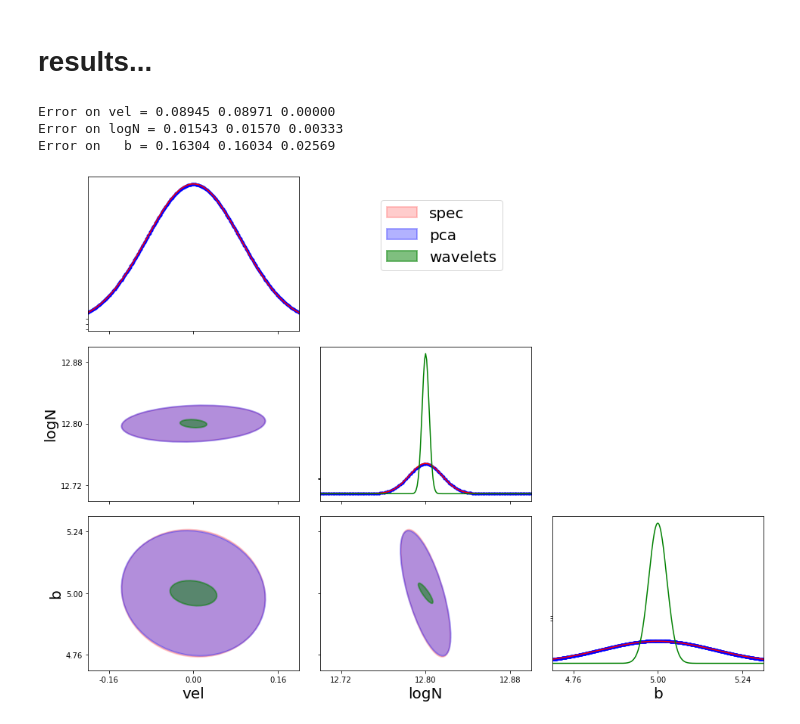
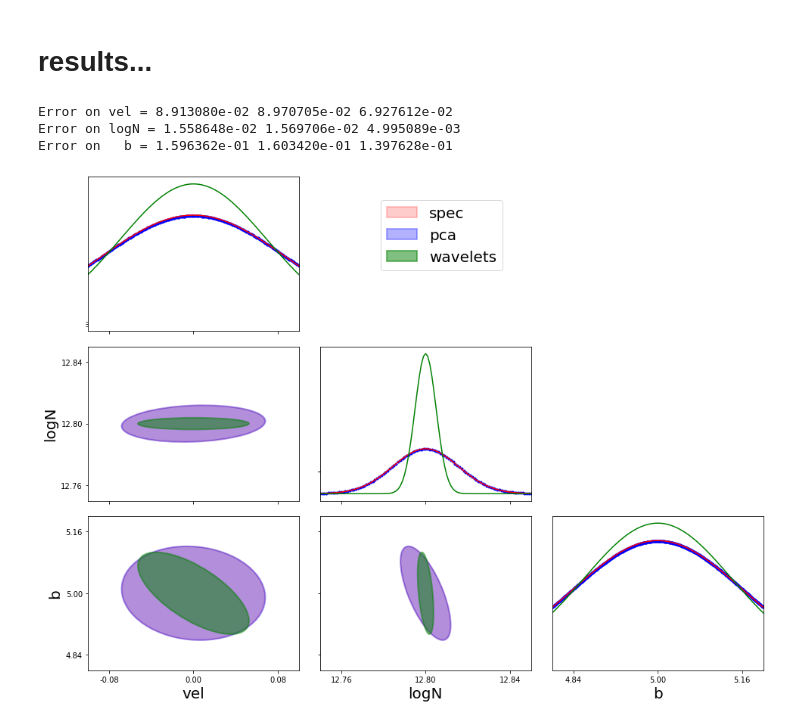
Before and after one commit to LBJ-Wade/fisher_wst, a Jupyter notebook: check_fisher_funcs.ipynb, the cells around one changed output. Saved outputs shown, nothing was run; the diff lists cells and outputs as text; code cells hidden in the pictures.

```diff
--- a/check_fisher_funcs.ipynb
+++ b/check_fisher_funcs.ipynb
@@ -56,7 +52,7 @@ norm_fact
 # %%
-spec_all /= norm_fact
-pos_all /= norm_fact
-neg_all /= norm_fact
+#spec_all /= norm_fact
+#pos_all /= norm_fact
+#neg_all /= norm_fact
 # %%
 spec_all.shape
 # %% [output]
@@ -118,8 +115,8 @@ dervs     = np.zeros((3, cov_spec.shape[0]), dtype=np.float64)
 #dervs2     = np.zeros((3, cov_spec.shape[0]), dtype=np.float64)
 #dervs3     = np.zeros((3, cov_spec.shape[0]), dtype=np.float64)
 for i in range(3):
-    pos   = pos_all[i,:300,s1:s2]
-    neg   = neg_all[i,:300,s1:s2]
+    pos   = pos_all[i,:,s1:s2]
+    neg   = neg_all[i,:,s1:s2]
     Yp,Ym = np.mean(pos, axis=0), np.mean(neg, axis=0)
     dervs[i]   = (Yp - Ym)/(2.0*diffs[i])
 # %%
@@ -183,7 +191,7 @@ IFisher_pca    = np.linalg.inv(Fisher_pca)
 # %%
 T = spec_all[:,s1:s2].shape[-1]
 J = 1
-Q = 12
+Q = 6
 # %%
 scattering = Scattering1D(J, T, Q)
 # %%
@@ -240,13 +258,13 @@ IFisher_sc     = np.linalg.inv(Fisher_sc)
 # results...
 # %%
 for i in range(3):
-    print ('Error on %03s = %.5f %.5f %.5f' %(params[i], cmath.sqrt(IFisher_spec[i,i]).real,  cmath.sqrt(IFisher_pca[i,i]).real,  cmath.sqrt(IFisher_sc[i,i]).real) )
+    print ('Error on %03s = %e %e %e' %(params[i], np.sqrt(IFisher_spec[i,i]),  np.sqrt(IFisher_pca[i,i]),  np.sqrt(IFisher_sc[i,i])) )
 # %% [output]
-Error on vel = 0.08945 0.08971 0.00000
-Error on logN = 0.01543 0.01570 0.00333
-Error on   b = 0.16304 0.16034 0.02569
+Error on vel = 8.913080e-02 8.970705e-02 6.927612e-02
+Error on logN = 1.558648e-02 1.569706e-02 4.995089e-03
+Error on   b = 1.596362e-01 1.603420e-01 1.397628e-01
 # %%
-lims_ax = [[-0.2,0.2],[12.7, 12.9], [4.7, 5.3]]
+lims_ax = [[-0.1,0.1],[12.75, 12.85], [4.8, 5.2]]
 
 tr      = np.linspace(0,8,9).reshape(3,3)
 xi, yi  = np.triu_indices_from(tr, k=1)
@@ -272,12 +290,12 @@ for i in range(3):
 
             xp  = np.arange(lims_ax[i][0]-0.5, lims_ax[i][1]+0.5, 0.001)
 
-            yp  = norm.pdf(xp,fid_valus[i],cmath.sqrt(IFisher_pca[i,i]).real)
+            yp  = norm.pdf(xp,fid_valus[i],np.sqrt(IFisher_pca[i,i]))
             ax[i,i].plot(xp,yp, 'b.')
-            yp  = norm.pdf(xp,fid_valus[i],cmath.sqrt(IFisher_spec[i,i]).real)
+            yp  = norm.pdf(xp,fid_valus[i],np.sqrt(IFisher_spec[i,i]))
             ax[i,i].plot(xp,yp, 'r')
 
-            yp  = norm.pdf(xp,fid_valus[i],cmath.sqrt(IFisher_sc[i,i]).real)
+            yp  = norm.pdf(xp,fid_valus[i],np.sqrt(IFisher_sc[i,i]))
             ax[i,i].plot(xp,yp, 'g')
 
             continue
@@ -288,38 +306,38 @@ for i in range(3):
                     ax[i,j].axis('off')
                     continue
 
         xcenter, ycenter = fid_valus[j], fid_valus[i]
-        a,b,theta        = elp_coor(IFisher_spec, j,i,1.52)
+        a,b,theta        = elp_coor(IFisher_spec, i,j,1.52)
         #print ("spec", i, j , a, b)
-        e1               = Ellipse( (xcenter, ycenter) ,  2*a, 2*b, np.degrees(theta), linewidth=2, alpha=0.2, fill=True, color='r',  label= 'spec')
+        e1               = Ellipse( (xcenter, ycenter) ,  a, b, np.degrees(theta), linewidth=2, alpha=0.2, fill=True, color='r',  label= 'spec')
         ax[i,j].add_patch(e1)
-        a,b,theta        = elp_coor(IFisher_pca, j,i,1.52)
+        a,b,theta        = elp_coor(IFisher_pca, i,j,1.52)
         #print ("pca", i, j , a, b)
-        e2               = Ellipse( (xcenter, ycenter) ,  2*a, 2*b, np.degrees(theta), linewidth=2,  alpha=0.3, fill=True, color='b',  label= 'pca')
+        e2               = Ellipse( (xcenter, ycenter) ,  a, b, np.degrees(theta), linewidth=2,  alpha=0.3, fill=True, color='b',  label= 'pca')
         ax[i,j].add_patch(e2)
 
-        a,b,theta        = elp_coor(IFisher_sc, j,i,1.52)
-        #print ("sc", i, j , a, b)
-        e2               = Ellipse( (xcenter, ycenter) ,  2*a, 2*b, np.degrees(theta), linewidth=2,  alpha=0.5, fill=True, color='g',  label= 'wavelets')
+        a,b,theta        = elp_coor(IFisher_sc, i,j,1.52)
+        #print ("sc", i, j , a, b, b2(IFisher_sc[i,i], IFisher_sc[j,j], IFisher_sc[i,j]), IFisher_sc[i,i], IFisher_sc[j,j], IFisher_sc[i,j])
+        e2               = Ellipse( (xcenter, ycenter) ,  a, b, np.degrees(theta), linewidth=2,  alpha=0.5, fill=True, color='g',  label= 'wavelets')
         ax[i,j].add_patch(e2)
 
 
         ax[i,j].set_xticks(tt1)
         if j==0:
             ax[i,j].set_ylabel(params[i],  fontsize=20)
             ax[i,j].set_yticklabels([ "%.2f" % lb for lb in tt2  ])
         else:
             ax[i,j].set_yticklabels([])
         ax[i,j].set_yticks(tt2)
         if i==2:
             ax[i,j].set_xlabel(params[j],  fontsize=20)
             ax[i,j].set_xticklabels([ "%.2f" % lb for lb in tt1  ])
         else:
             ax[i,j].set_xticklabels([])
 
         if i==1:
             ax[i,j].legend(bbox_to_anchor=(2, 2), fontsize=20)
 fig.subplots_adjust(wspace=0.1, hspace=0.1)
 plt.show()
 # %% [output]
-[figure, old version]
+[figure, new version]
```
Also changed, not shown: parts of 16 cells of this notebook.
